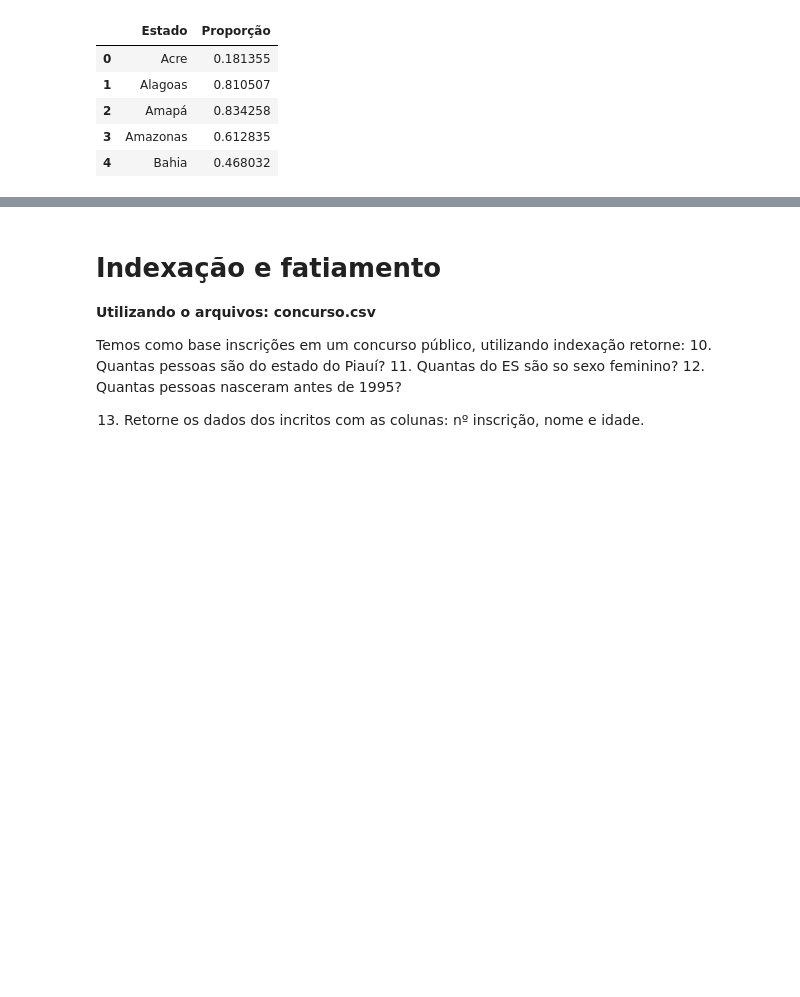
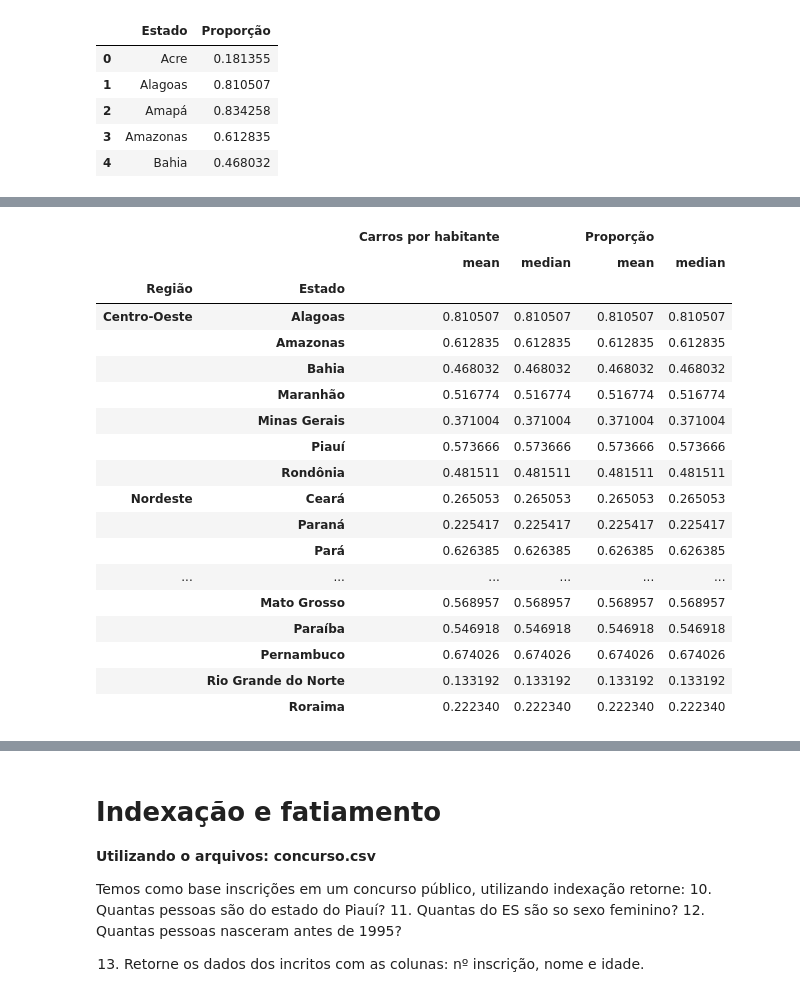
Before and after one commit to dsreliete/Womakerscode-DA-colabs, a Jupyter notebook: [Notebook]_Python_para_Dados_Pandas.ipynb, the cells around one changed output, grey strips where cells are left out. Cells and saved outputs as stored; diff of their text form; code cells hidden in the pictures; blank space fills up the shorter version.

```diff
--- a/[Notebook]_Python_para_Dados_Pandas.ipynb
+++ b/[Notebook]_Python_para_Dados_Pandas.ipynb
@@ -246,0 +425,22 @@ df_estado.head()
+# %%
+df_csv.groupby(['Região', 'Estado'])[['Carros por habitante', 'Proporção']].agg(['mean', 'median'])
+# %% [output]
+|  |  | Carros por habitante |  | Proporção |  |
+|  |  | mean | median | mean | median |
+| Região | Estado |  |  |  |  |
+| Centro-Oeste | Alagoas | 0.810507 | 0.810507 | 0.810507 | 0.810507 |
+|  | Amazonas | 0.612835 | 0.612835 | 0.612835 | 0.612835 |
+|  | Bahia | 0.468032 | 0.468032 | 0.468032 | 0.468032 |
+|  | Maranhão | 0.516774 | 0.516774 | 0.516774 | 0.516774 |
+|  | Minas Gerais | 0.371004 | 0.371004 | 0.371004 | 0.371004 |
+|  | Piauí | 0.573666 | 0.573666 | 0.573666 | 0.573666 |
+|  | Rondônia | 0.481511 | 0.481511 | 0.481511 | 0.481511 |
+| Nordeste | Ceará | 0.265053 | 0.265053 | 0.265053 | 0.265053 |
+|  | Paraná | 0.225417 | 0.225417 | 0.225417 | 0.225417 |
+|  | Pará | 0.626385 | 0.626385 | 0.626385 | 0.626385 |
+| ... | ... | ... | ... | ... | ... |
+|  | Mato Grosso | 0.568957 | 0.568957 | 0.568957 | 0.568957 |
+|  | Paraíba | 0.546918 | 0.546918 | 0.546918 | 0.546918 |
+|  | Pernambuco | 0.674026 | 0.674026 | 0.674026 | 0.674026 |
+|  | Rio Grande do Norte | 0.133192 | 0.133192 | 0.133192 | 0.133192 |
+|  | Roraima | 0.222340 | 0.222340 | 0.222340 | 0.222340 |
```
Also changed, not shown: parts of 21 cells of this notebook.
